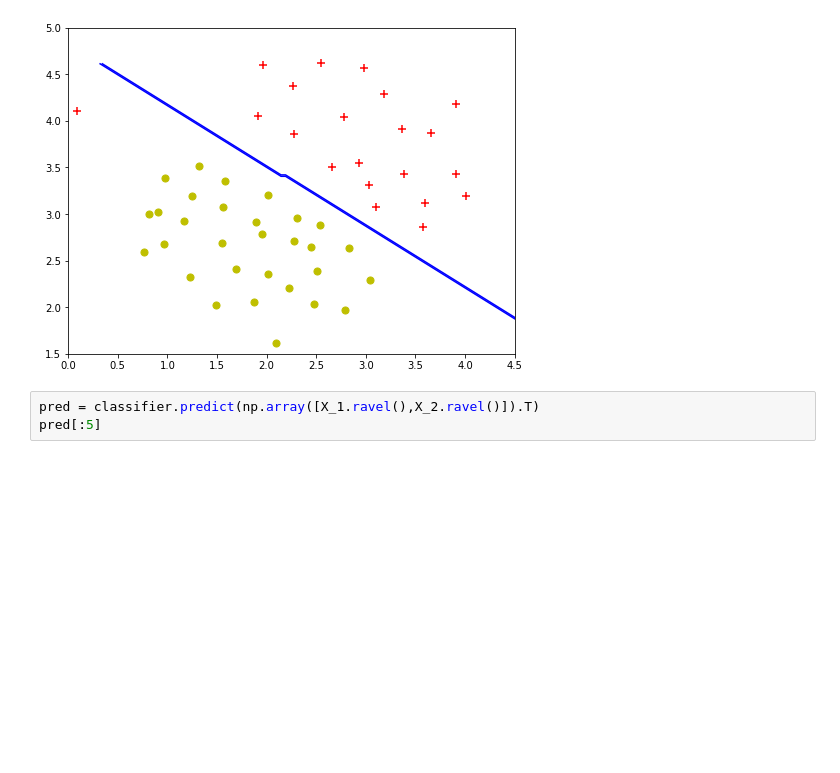
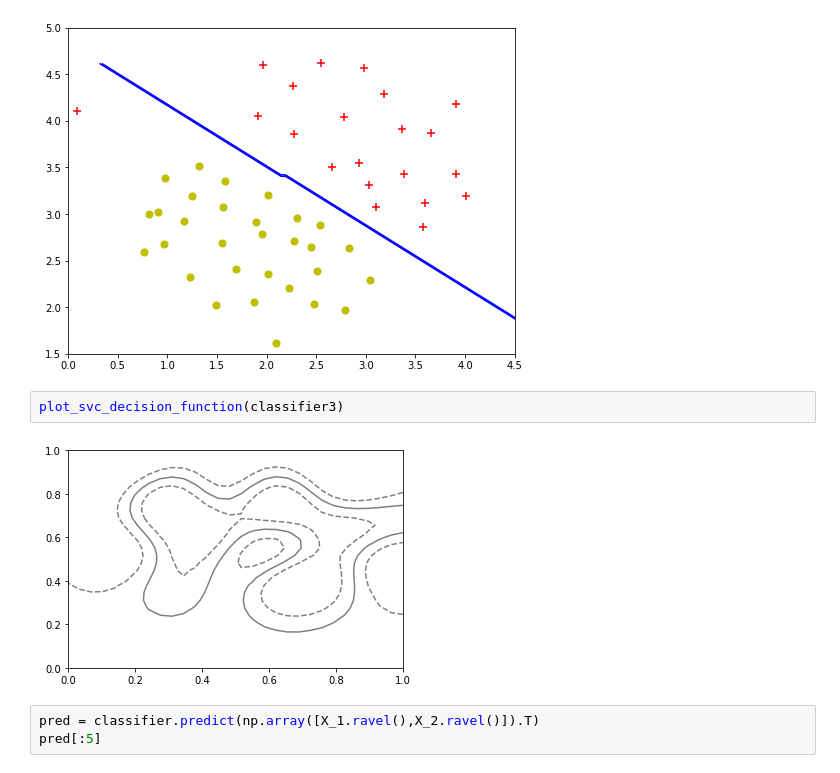
Before and after one commit to nandinijampala/SelfStudyNotes, a Jupyter notebook: SVM/SVC/SVM_Classifier.ipynb, the cells around one changed output. Saved outputs shown, nothing was run; the diff lists cells and outputs as text; blank space fills up the shorter version.

```diff
--- a/SVM/SVC/SVM_Classifier.ipynb
+++ b/SVM/SVC/SVM_Classifier.ipynb
@@ -56,6 +71,10 @@ plt.ylim(1.5,5)
 # %% [output]
 (1.5, 5)
 [figure]
+# %%
+plot_svc_decision_function(classifier3)
+# %% [output]
+[figure, added]
 # %%
 pred = classifier.predict(np.array([X_1.ravel(),X_2.ravel()]).T)
 pred[:5]
```
Also changed, not shown: parts of 15 cells of this notebook, 6 other files.
